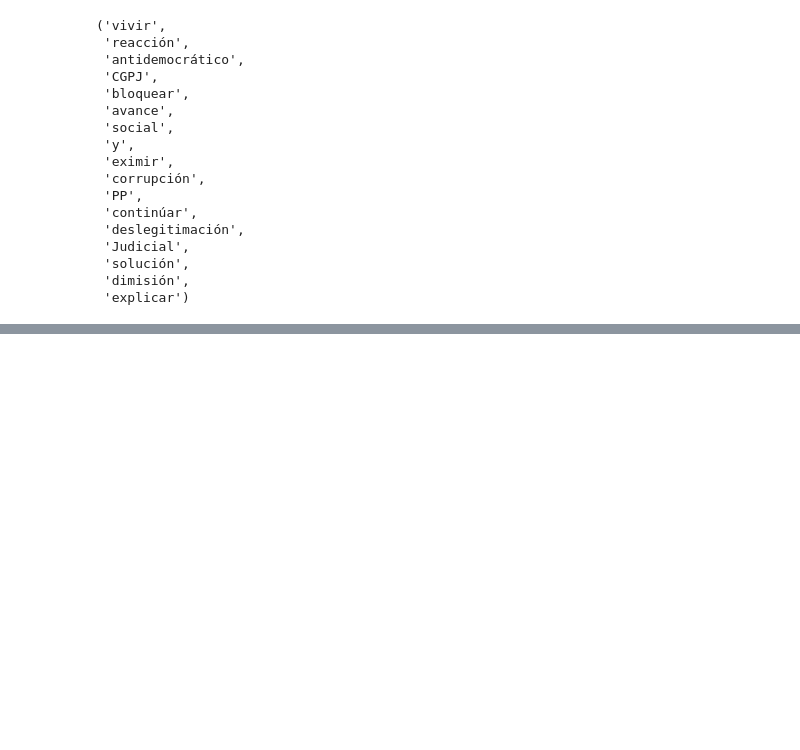
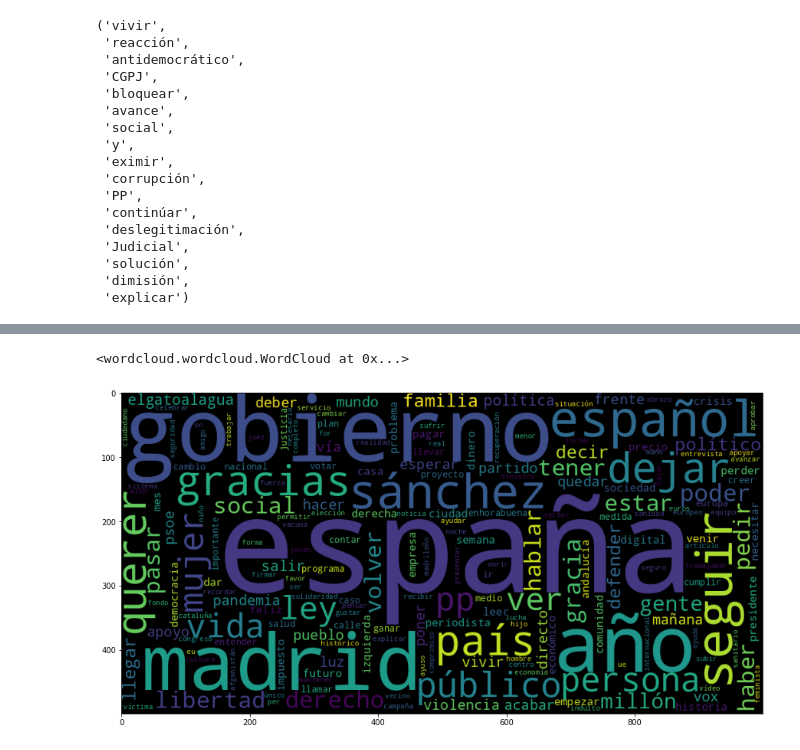
Before and after one commit to rubzip/PoliticalPass, a Jupyter notebook: cleaning/data_cleaning.ipynb, the cells around one changed output, grey strips where cells are left out. Cells and saved outputs as stored; diff of their text form; code cells hidden in the pictures; blank space fills up the shorter version.

```diff
--- a/cleaning/data_cleaning.ipynb
+++ b/cleaning/data_cleaning.ipynb
@@ -231,0 +182,19 @@ df_dictionary.to_csv('df_freq.csv', index=False)
+# %%
+#We can see tha there are some stopwords (in spanish and english) that we should delete:
+
+delete = {
+    'a', 'y', 'o', 'of', 'in', 'i', 'to', 'e', 'm', 'and', 'the'
+}
+
+dictionary_2 = dictionary
+for i in delete:
+    dictionary_2[i] = 0
+
+wordcloud = WordCloud(width = 1000, height = 500).generate_from_frequencies(dictionary_2)
+plt.figure(figsize=(15,8))
+plt.imshow(wordcloud)
+
+wordcloud.to_file('../wordcloud.png')
+# %% [output]
+<wordcloud.wordcloud.WordCloud at 0x...>
+[figure, added]
```
Also changed, not shown: parts of 11 cells of this notebook, 5 other files.
